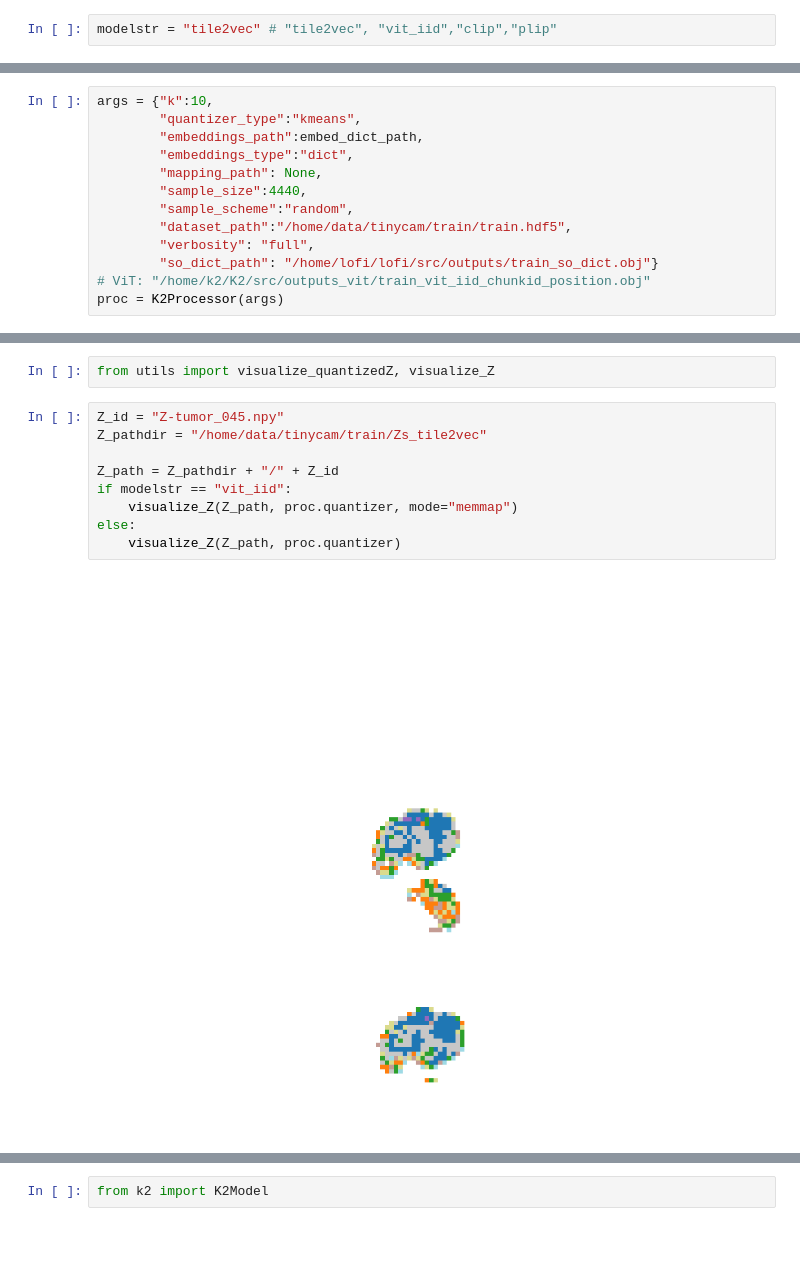
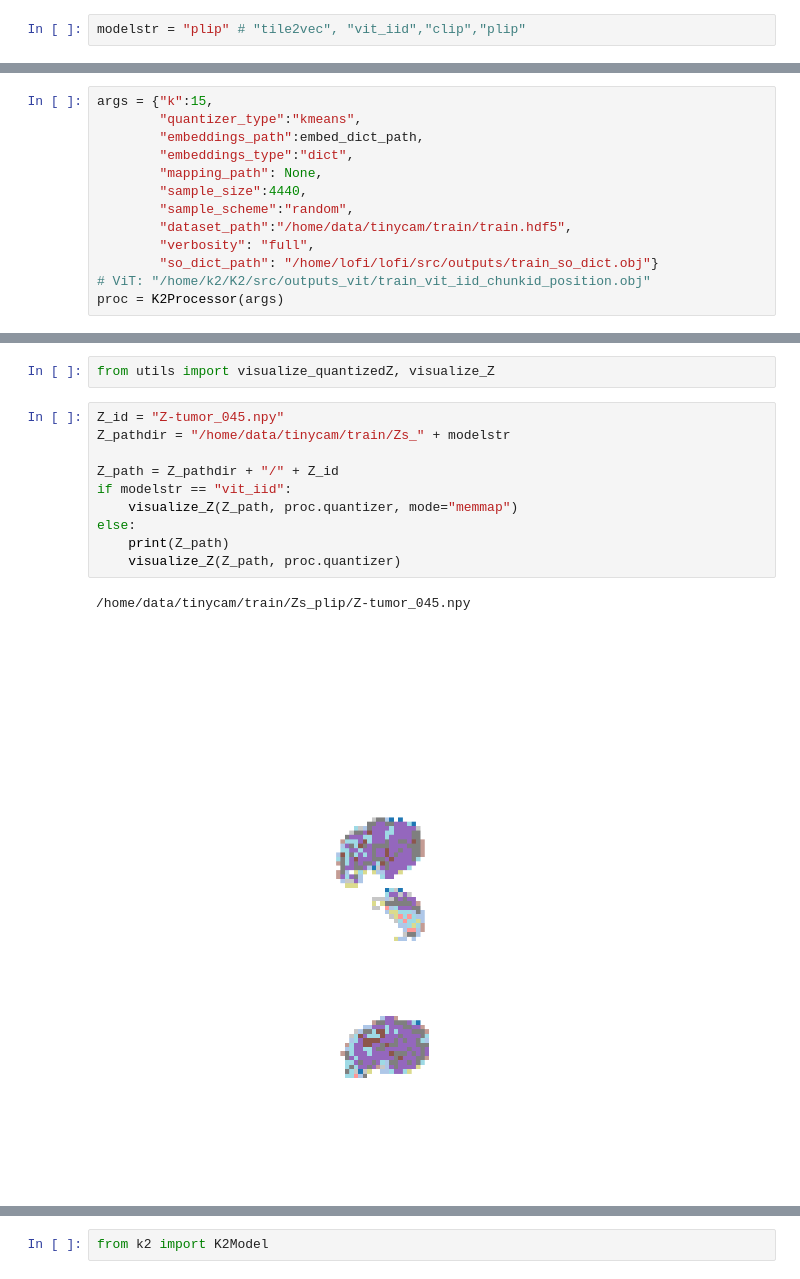
Before and after one commit to gmachiraju/K2, a Jupyter notebook: src/Histo-Step2-VizSetup.ipynb, the cells around one changed output, grey strips where cells are left out. Cells and saved outputs as stored; diff of their text form; blank space fills up the shorter version.

```diff
--- a/src/Histo-Step2-VizSetup.ipynb
+++ b/src/Histo-Step2-VizSetup.ipynb
@@ -4,5 +7,5 @@
 # %%
-modelstr = "tile2vec" # "tile2vec", "vit_iid","clip","plip"
+modelstr = "plip" # "tile2vec", "vit_iid","clip","plip"
 # %%
 if modelstr == "tile2vec":
     embed_dict_path = "/home/lofi/lofi/src/outputs_tile2vec/train_sampled_inference_z_embeds.obj"
@@ -15,7 +18,7 @@ elif modelstr == "plip":
 # %%
 from k2 import K2Processor
 # %%
-args = {"k":10,
+args = {"k":15,
         "quantizer_type":"kmeans",
         "embeddings_path":embed_dict_path,
         "embeddings_type":"dict",
@@ -63,15 +66,17 @@ import numpy as np
 from utils import visualize_quantizedZ, visualize_Z
 # %%
 Z_id = "Z-tumor_045.npy"
-Z_pathdir = "/home/data/tinycam/train/Zs_tile2vec"
+Z_pathdir = "/home/data/tinycam/train/Zs_" + modelstr
 
 Z_path = Z_pathdir + "/" + Z_id
 if modelstr == "vit_iid":
     visualize_Z(Z_path, proc.quantizer, mode="memmap")
 else:
+    print(Z_path)
     visualize_Z(Z_path, proc.quantizer)
 # %% [output]
+/home/data/tinycam/train/Zs_plip/Z-tumor_045.npy
-[figure, old version]
+[figure, new version]
 # %%
 Z = np.load(Z_path)
 np.sum(np.sum(Z, axis=(2)) != 0)
```
Also changed, not shown: parts of 15 cells of this notebook, 3 other files.
